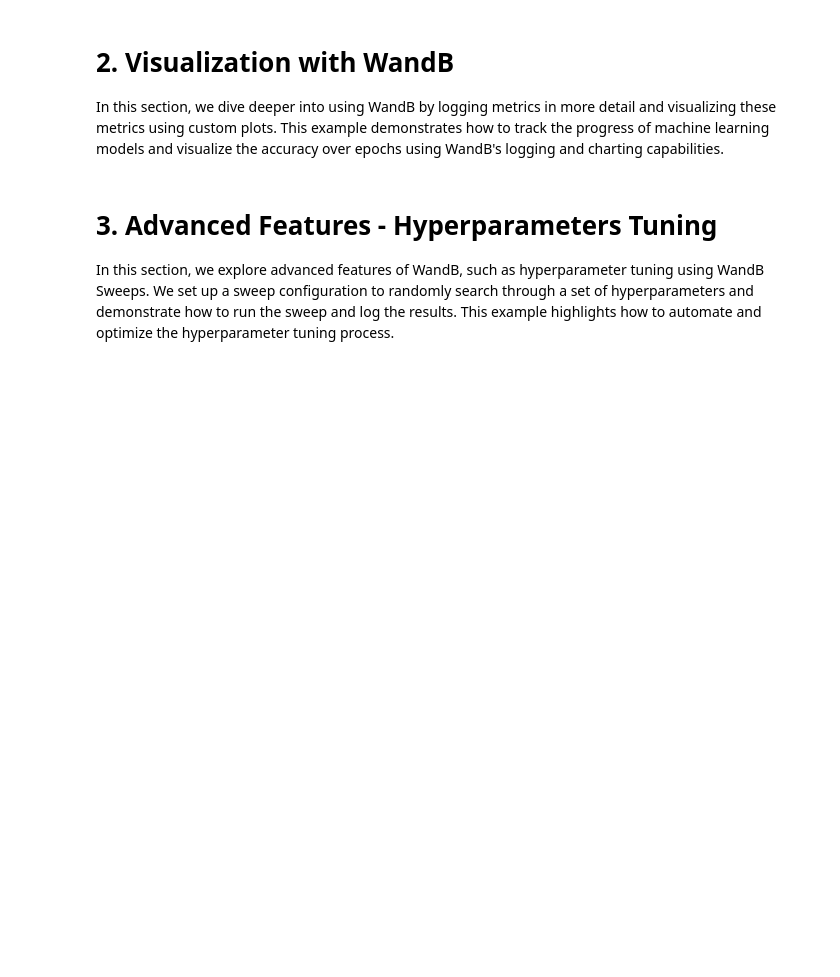
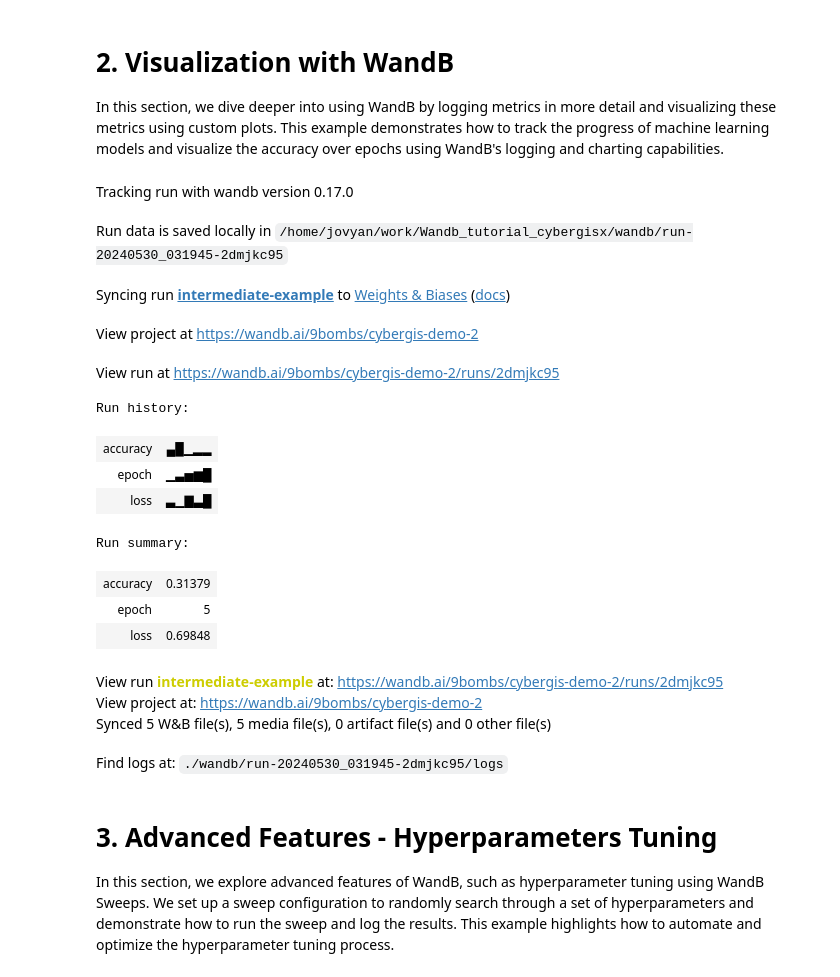
Before and after one commit to N-Jaro/Wandb_tutorial_cybergisx, a Jupyter notebook: WandB_tutorial_.ipynb, the cells around one changed output. Saved outputs shown, nothing was run; the diff lists cells and outputs as text; code cells hidden in the pictures; blank space fills up the shorter version.

```diff
--- a/WandB_tutorial_.ipynb
+++ b/WandB_tutorial_.ipynb
@@ -139,24 +141,42 @@ In this section, we dive deeper into using WandB by logging metrics in more deta
 This example demonstrates how to track the progress of machine learning models and visualize the accuracy over epochs using WandB's logging and charting capabilities.
 # %%
 # Initialize a new run
-wandb.init(project='cybergis-demo', name='intermediate-example')
+wandb.init(project='cybergis-demo-2', name='intermediate-example')
 
 # Log metrics with charts
 for epoch in range(1, 6):
     accuracy = np.random.rand()
     loss = np.random.rand()
     wandb.log({'epoch': epoch, 'accuracy': accuracy, 'loss': loss})
     # Custom plot: Accuracy vs Epoch
     plt.plot(epoch, accuracy, 'bo')
     plt.xlabel('Epoch')
     plt.ylabel('Accuracy')
     plt.title('Accuracy vs Epoch')
     plt.savefig('accuracy_vs_epoch.png')
     wandb.log({"Accuracy Plot": wandb.Image('accuracy_vs_epoch.png')})
     plt.close()
 
 # Finish the run
 wandb.finish()
+# %% [output]
+Tracking run with wandb version 0.17.0
+Run data is saved locally in /home/jovyan/work/Wandb_tutorial_cybergisx/wandb/run-20240530_031945-2dmjkc95
+Syncing run intermediate-example to Weights & Biases (docs)
+View project at https://wandb.ai/9bombs/cybergis-demo-2
+View run at https://wandb.ai/9bombs/cybergis-demo-2/runs/2dmjkc95
+Run history:
+| accuracy | ▄█▁▂▂ |
+| epoch | ▁▃▅▆█ |
+| loss | ▃▁▇▃█ |
+Run summary:
+| accuracy | 0.31379 |
+| epoch | 5 |
+| loss | 0.69848 |
+View run intermediate-example at: https://wandb.ai/9bombs/cybergis-demo-2/runs/2dmjkc95
+View project at: https://wandb.ai/9bombs/cybergis-demo-2
+Synced 5 W&B file(s), 5 media file(s), 0 artifact file(s) and 0 other file(s)
+Find logs at: ./wandb/run-20240530_031945-2dmjkc95/logs
 # %% [markdown]
 # 3. Advanced Features - Hyperparameters Tuning
 In this section, we explore advanced features of WandB, such as hyperparameter tuning using WandB Sweeps. We set up a sweep configuration to randomly search through a set of hyperparameters and demonstrate how to run the sweep and log the results. This example highlights how to automate and optimize the hyperparameter tuning process.
```
Also changed, not shown: parts of 8 cells of this notebook.
